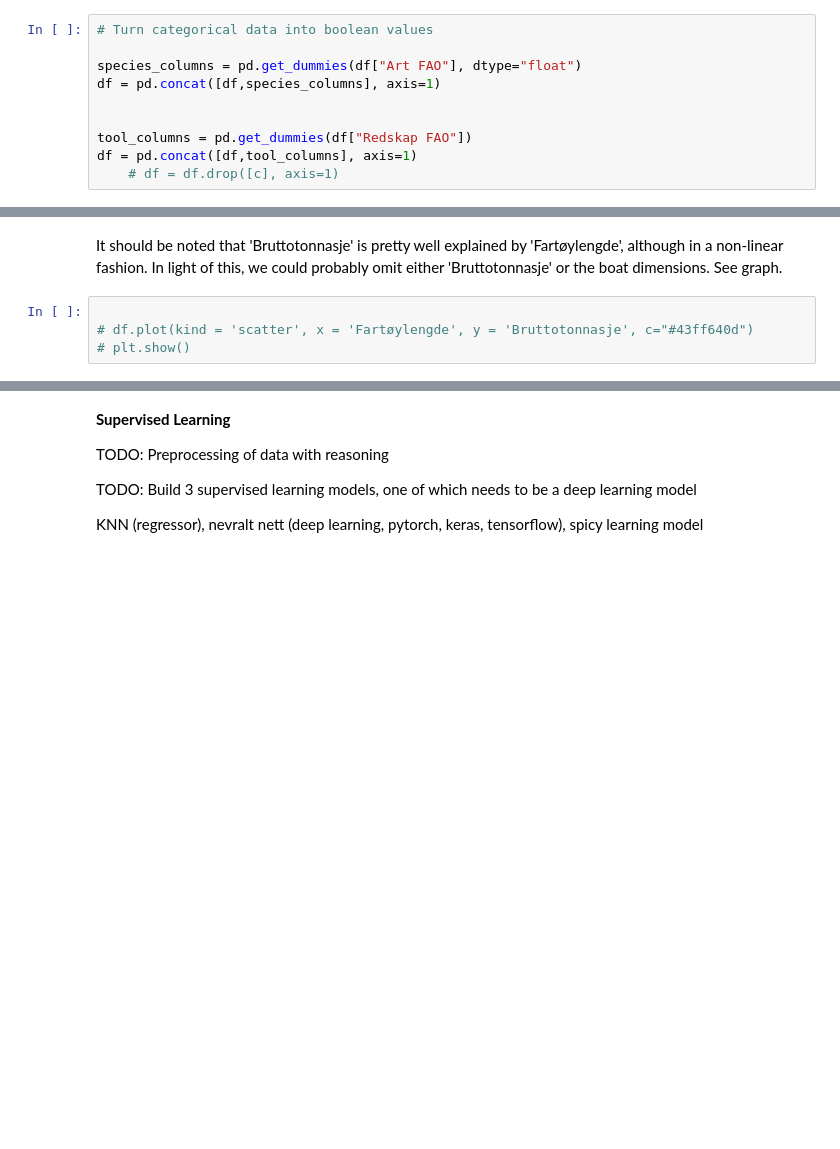
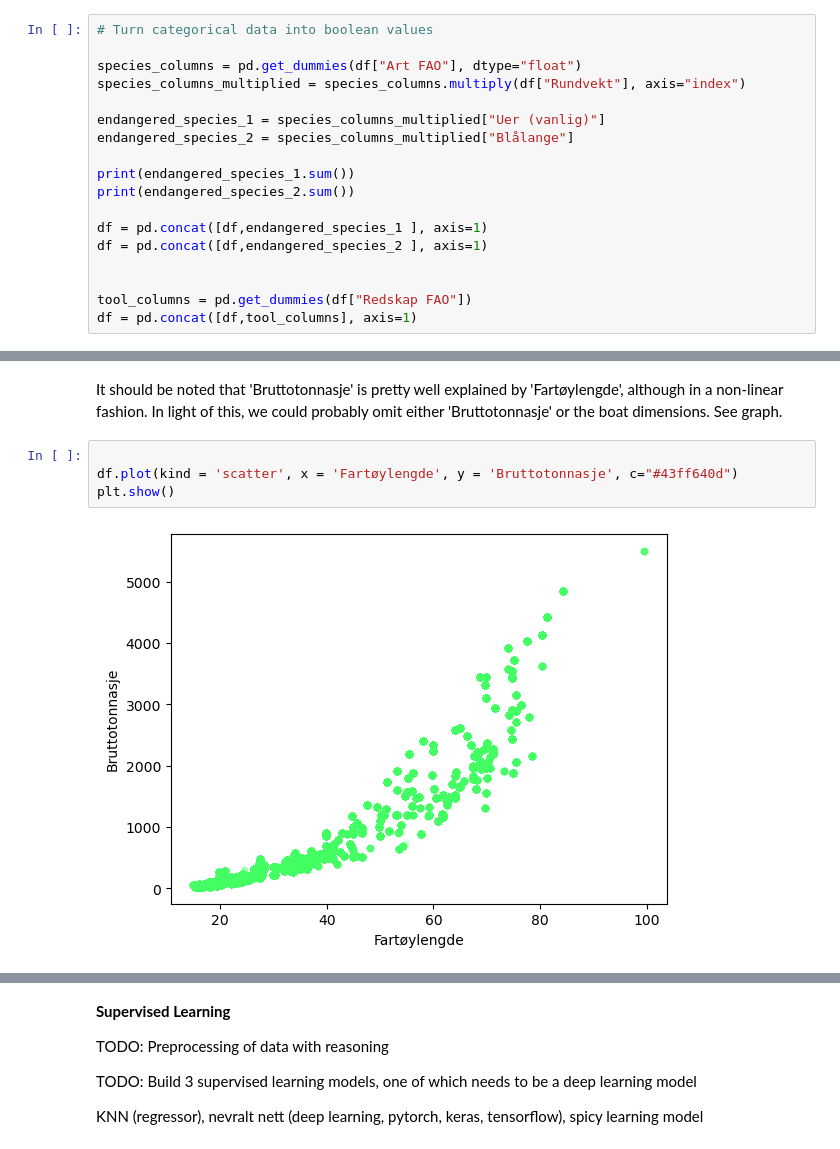
Before and after one commit to ThomasNicolai/info284groupexam, a Jupyter notebook: groupexam.ipynb, the cells around one changed output, grey strips where cells are left out. Cells and saved outputs as stored; diff of their text form; blank space fills up the shorter version.

Commit message:
begin prediction of endangered species

```diff
--- a/groupexam.ipynb
+++ b/groupexam.ipynb
@@ -56,9 +51,17 @@ Next we need to convert the categorical column values we _do_ want to use into m
 # Turn categorical data into boolean values
 
 species_columns = pd.get_dummies(df["Art FAO"], dtype="float")
-df = pd.concat([df,species_columns], axis=1)
+species_columns_multiplied = species_columns.multiply(df["Rundvekt"], axis="index")
+
+endangered_species_1 = species_columns_multiplied["Uer (vanlig)"]
+endangered_species_2 = species_columns_multiplied["Blålange"]
+
+print(endangered_species_1.sum())
+print(endangered_species_2.sum())
+
+df = pd.concat([df,endangered_species_1 ], axis=1)
+df = pd.concat([df,endangered_species_2 ], axis=1)
 
 
 tool_columns = pd.get_dummies(df["Redskap FAO"])
 df = pd.concat([df,tool_columns], axis=1)
-    # df = df.drop([c], axis=1)
@@ -81,6 +87,8 @@ It should be noted that 'Bruttotonnasje' is pretty well explained by 'Fartøylen
 See graph.
 # %%
 
-# df.plot(kind = 'scatter', x = 'Fartøylengde', y = 'Bruttotonnasje', c="#43ff640d")
-# plt.show()
+df.plot(kind = 'scatter', x = 'Fartøylengde', y = 'Bruttotonnasje', c="#43ff640d")
+plt.show()
+# %% [output]
+[figure, added]
 # %%
```
Also changed, not shown: parts of 9 cells of this notebook.
